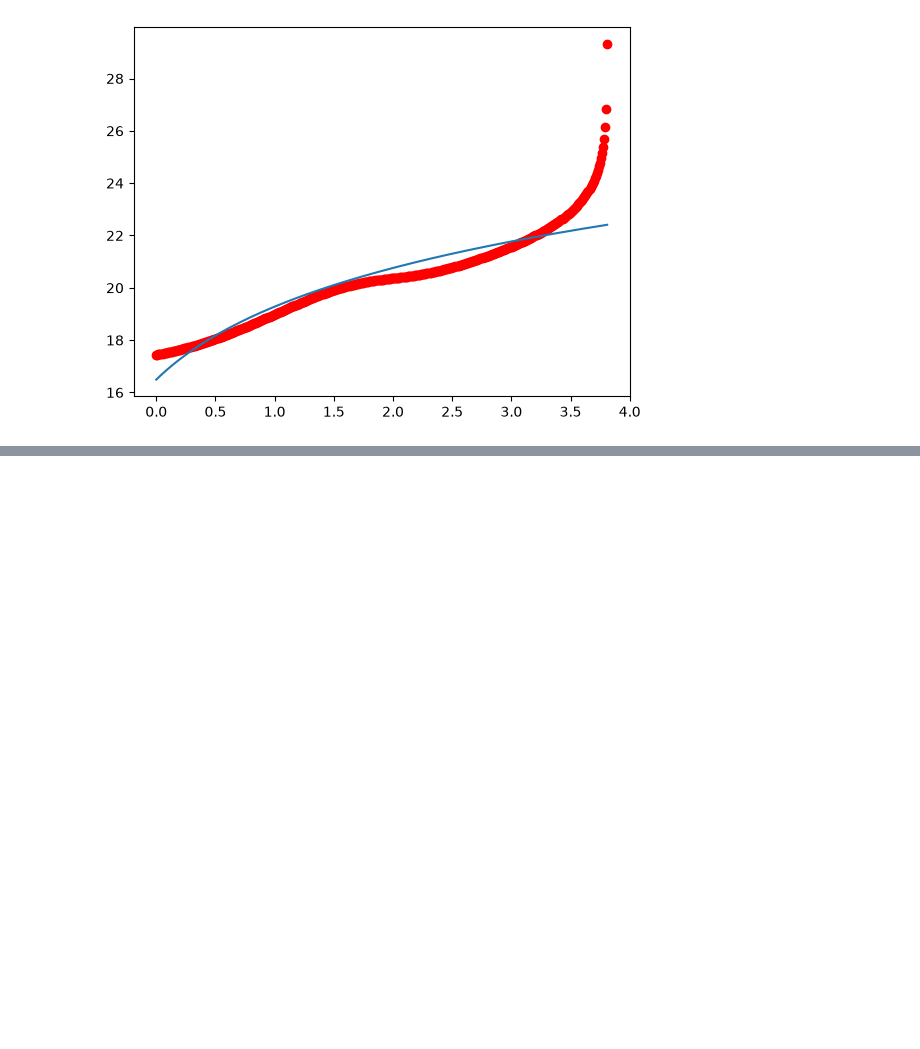
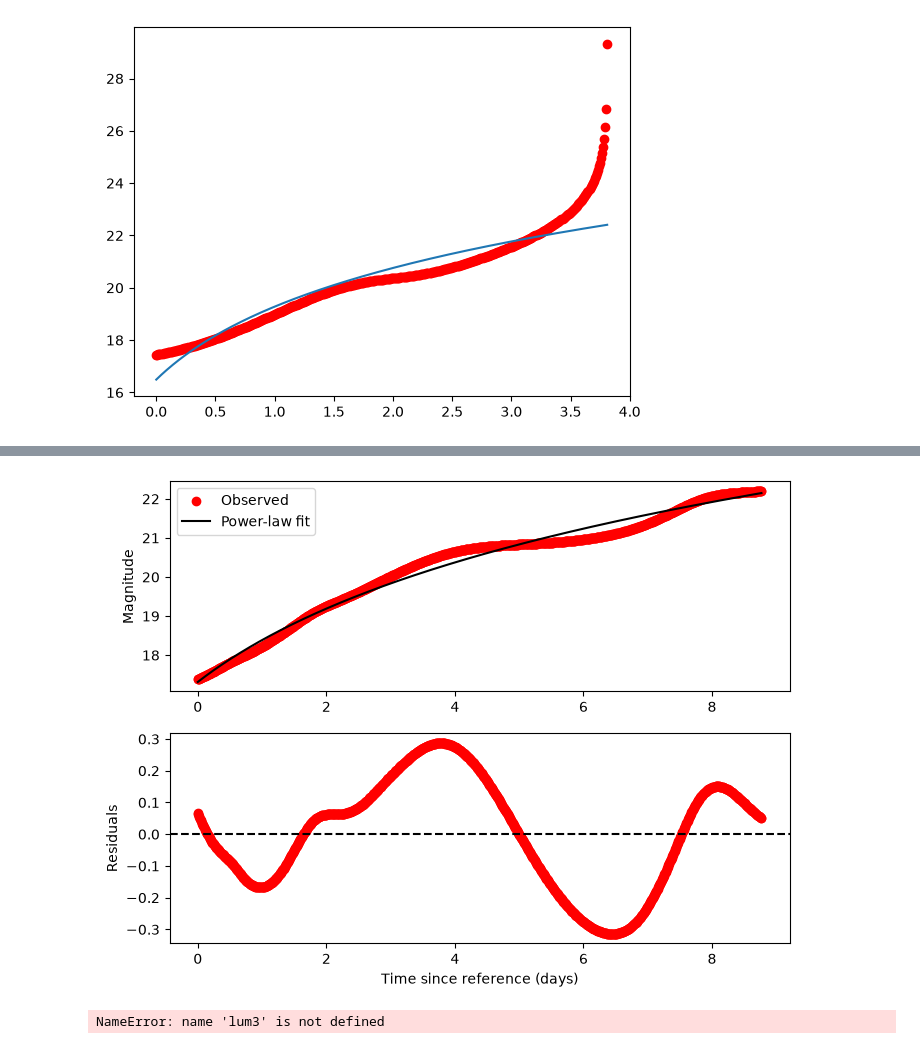
Before and after one commit to NickGunder/AT2017gfo-Code, a Jupyter notebook: MCMC_Kilonova.ipynb, the cells around one changed output, grey strips where cells are left out. Drawn from its saved outputs; the diff is of its cells as text; code cells hidden in the pictures; blank space fills up the shorter version.

```diff
--- a/MCMC_Kilonova.ipynb
+++ b/MCMC_Kilonova.ipynb
@@ -235,0 +254,36 @@ sampler3.plot_corner()
+# %%
+residuals_lum2 = lum2 - y_lum2
+
+fig, axs = plt.subplots(2, 1, figsize=(8,6))
+
+axs[0].scatter(t, lum2, color='r', label='Observed')
+axs[0].plot(t, y_lum2, color='black', label='Power-law fit')
+axs[0].set_ylabel('Magnitude')
+axs[0].legend()
+
+axs[1].scatter(t, residuals_lum2, color='r')
+axs[1].axhline(0, color='black', linestyle='--')
+axs[1].set_xlabel('Time since reference (days)')
+axs[1].set_ylabel('Residuals')
+
+plt.show()
+# %% [output]
+[figure, added]
+# %%
+residuals_lum3 = lum3 - y_lum3
+
+fig, axs = plt.subplots(2, 1, figsize=(8,6))
+
+axs[0].scatter(t[0:435], lum3, color='r', label='Observed')
+axs[0].plot(t[0:435], y_lum3, color='black', label='Power-law fit')
+axs[0].set_ylabel('Magnitude')
+axs[0].legend()
+
+axs[1].scatter(t, residuals_lum3, color='r')
+axs[1].axhline(0, color='black', linestyle='--')
+axs[1].set_xlabel('Time since reference (days)')
+axs[1].set_ylabel('Residuals')
+
+plt.show()
+# %% [output]
+NameError: name 'lum3' is not defined
```
Also changed, not shown: parts of 4 cells of this notebook, 2 other files.
